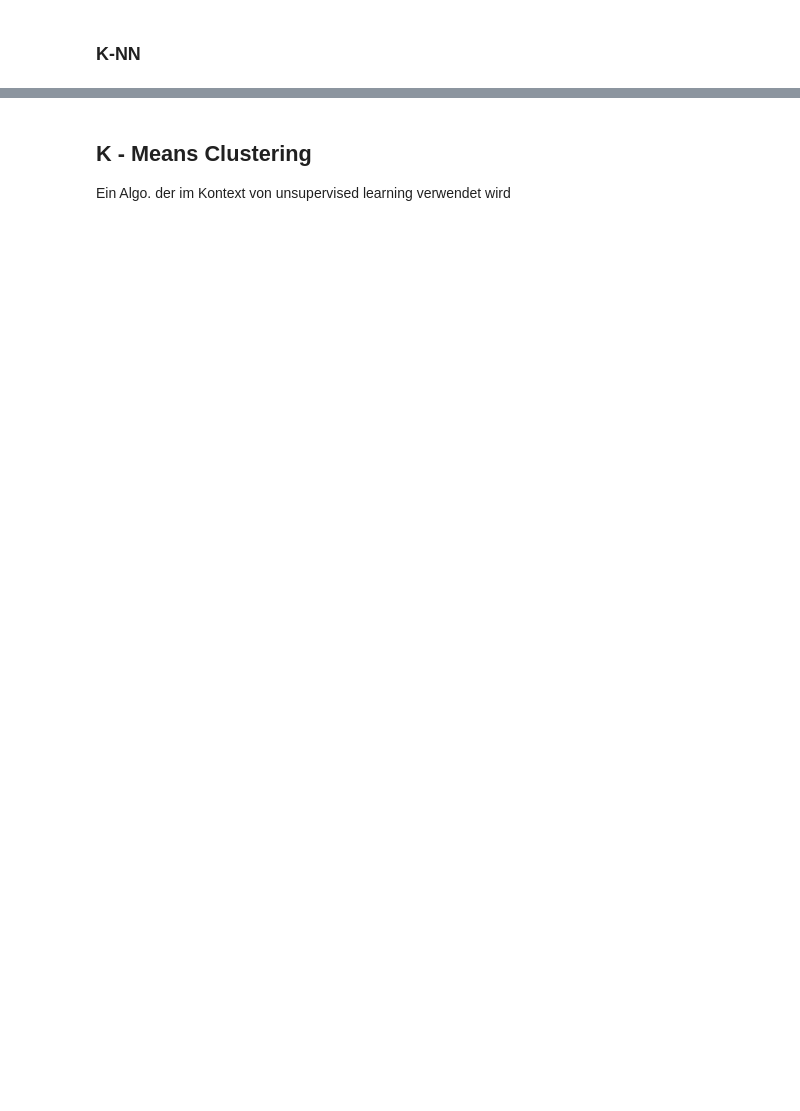
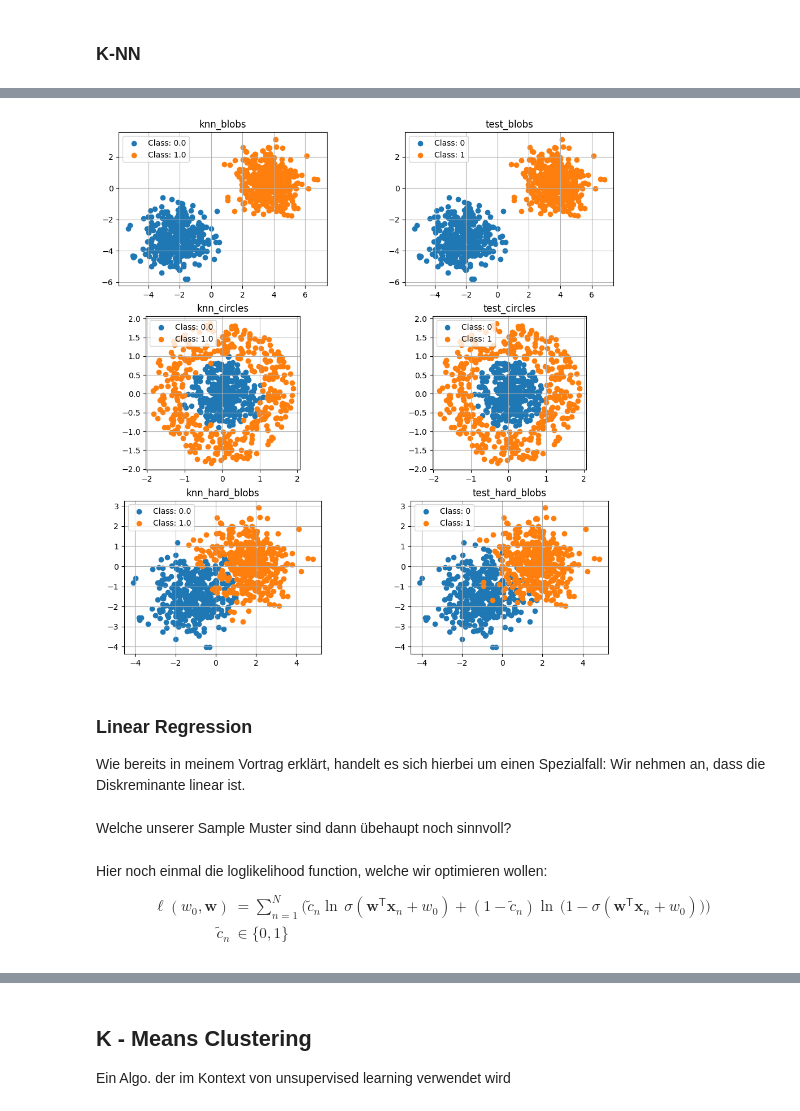
Before and after one commit to dns1403/Numerik-Seminar-Vortrag-Code, a Jupyter notebook: Numerik Seminar/Numerik Seminar CODE.ipynb, the cells around one changed output, grey strips where cells are left out. Drawn from its saved outputs; the diff is of its cells as text; code cells hidden in the pictures; blank space fills up the shorter version.

```diff
--- a/Numerik Seminar/Numerik Seminar CODE.ipynb
+++ b/Numerik Seminar/Numerik Seminar CODE.ipynb
@@ -170,0 +109,51 @@ NameError: name 'X' is not defined
+# %%
+def knn(test : Dataset, valid : Dataset , k=1):
+    distances = np.sum((test.features[:, None] - valid.features[None]) ** 2, axis=-1)
+    nearest = np.argsort(distances, axis=-1)[:, :k]
+    return np.mean(valid.labels[nearest], axis=-1)
+def knn_decision_boundary(train : Dataset, test : Dataset, k=1):
+    x_min, x_max = test.features[:, 0].min() - 1, test.features[:, 0].max() + 1
+    y_min, y_max = test.features[:, 1].min() - 1, test.features[:, 1].max() + 1
+    xx, yy = np.meshgrid(np.arange(x_min, x_max, 0.1),
+                         np.arange(y_min, y_max, 0.1))
+    Z = knn(Dataset('decision_boundary', np.c_[xx.ravel(), yy.ravel()], np.zeros(xx.ravel().shape)), train, k=k)
+    Z = Z.reshape(xx.shape)
+    return xx, yy, Z
+def plot_decision_boundary(decision_boundary, train_blobs, test_blobs):
+    figure, axes = plt.subplots(1, 1, figsize=(6, 6))
+    plot_dataset(train_blobs, ax=axes)
+    plot_dataset(test_blobs, ax=axes)
+    xx, yy, Z = knn_blobs_decision_boundary
+    axes.contourf(xx, yy, Z, alpha=0.4)
+    axes.set_xlim(xx.min(), xx.max())
+    axes.set_ylim(yy.min(), yy.max())
+    return figure, axes
+knn_circles = Dataset('knn_circles', test_circles.features , knn(test_circles, train_circles, k=1))
+knn_blobs = Dataset('knn_blobs',test_blobs.features , knn(test_blobs, train_blobs, k=1))
+knn_hard_blobs = Dataset('knn_hard_blobs', test_hard_blobs.features , knn(test_hard_blobs, train_hard_blobs, k=1))
+knn_circles_decision_boundary = knn_decision_boundary(train_circles, test_circles, k=1)
+knn_blobs_decision_boundary = knn_decision_boundary(train_blobs, test_blobs, k=1)
+knn_hard_blobs_decision_boundary = knn_decision_boundary(train_hard_blobs, test_hard_blobs, k=1)
+figure, axes = plt.subplots(3, 2, figsize=(12, 12))
+plot_dataset(knn_blobs, ax=axes[0, 0])
+plot_dataset(test_blobs, ax=axes[0, 1])
+plot_dataset(knn_circles, ax=axes[1, 0])
+plot_dataset(test_circles, ax=axes[1, 1])
+plot_dataset(knn_hard_blobs, ax=axes[2, 0])
+plot_dataset(test_hard_blobs, ax=axes[2, 1])
+# %% [output]
+[figure, added]
+# %% [markdown]
+### Linear Regression
+
+Wie bereits in meinem Vortrag erklärt, handelt es sich hierbei um einen Spezialfall: Wir nehmen an, dass die Diskreminante linear ist.
+# %% [markdown]
+Welche unserer Sample Muster sind dann übehaupt noch sinnvoll?
+# %% [markdown]
+Hier noch einmal die loglikelihood function, welche wir optimieren wollen:
+\begin{align}
+\ell( w_0, \mathbf w) &= \sum_{n=1}^N \bigg(
+\tilde c_n \ln \, \sigma(\mathbf w^{\mathsf T}\mathbf x_n + w_0) + (1-\tilde c_n)\ln\,\big(1-\sigma(\mathbf w^{\mathsf T}\mathbf x_n + w_0)\big)
+\bigg) \\
+\tilde c_n &\in \{0, 1\}
+\end{align}
```
Also changed, not shown: parts of 28 cells of this notebook, 1 other file.
